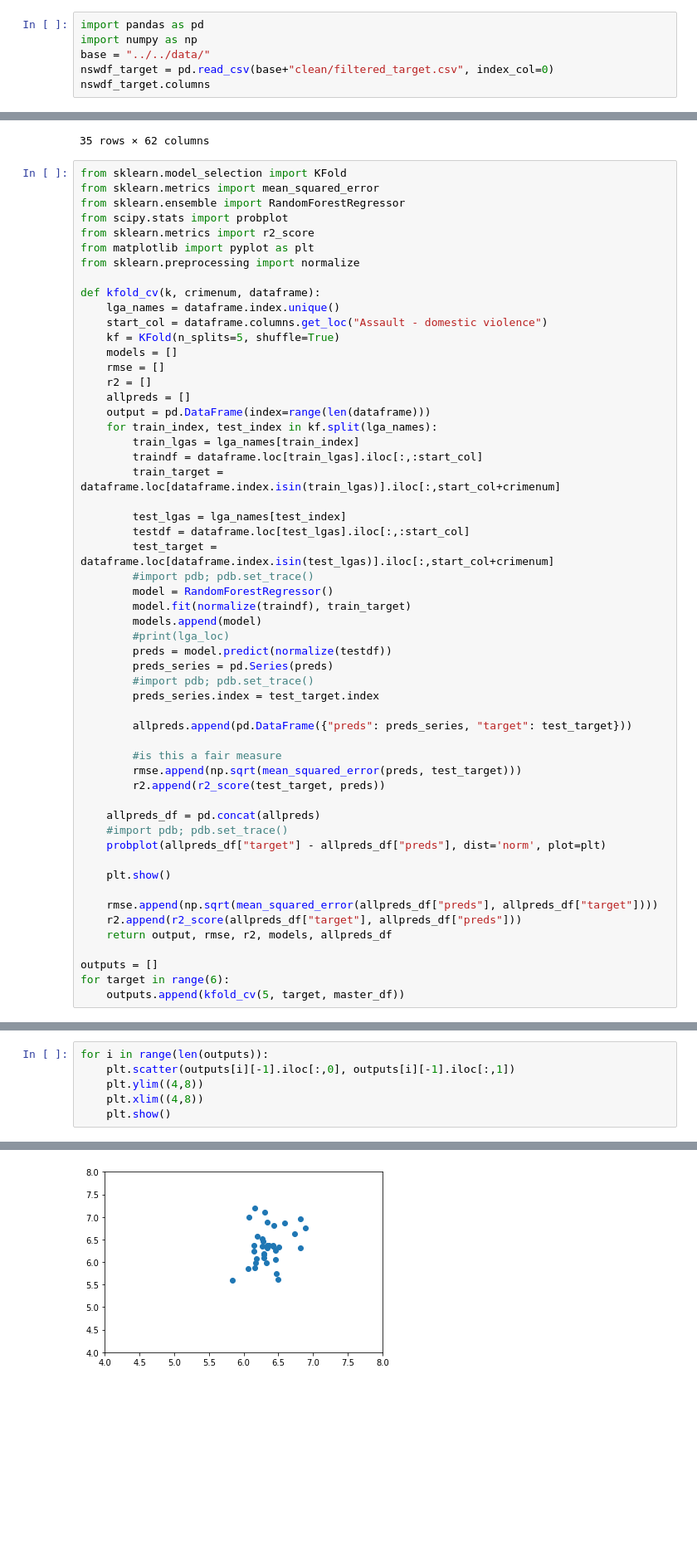
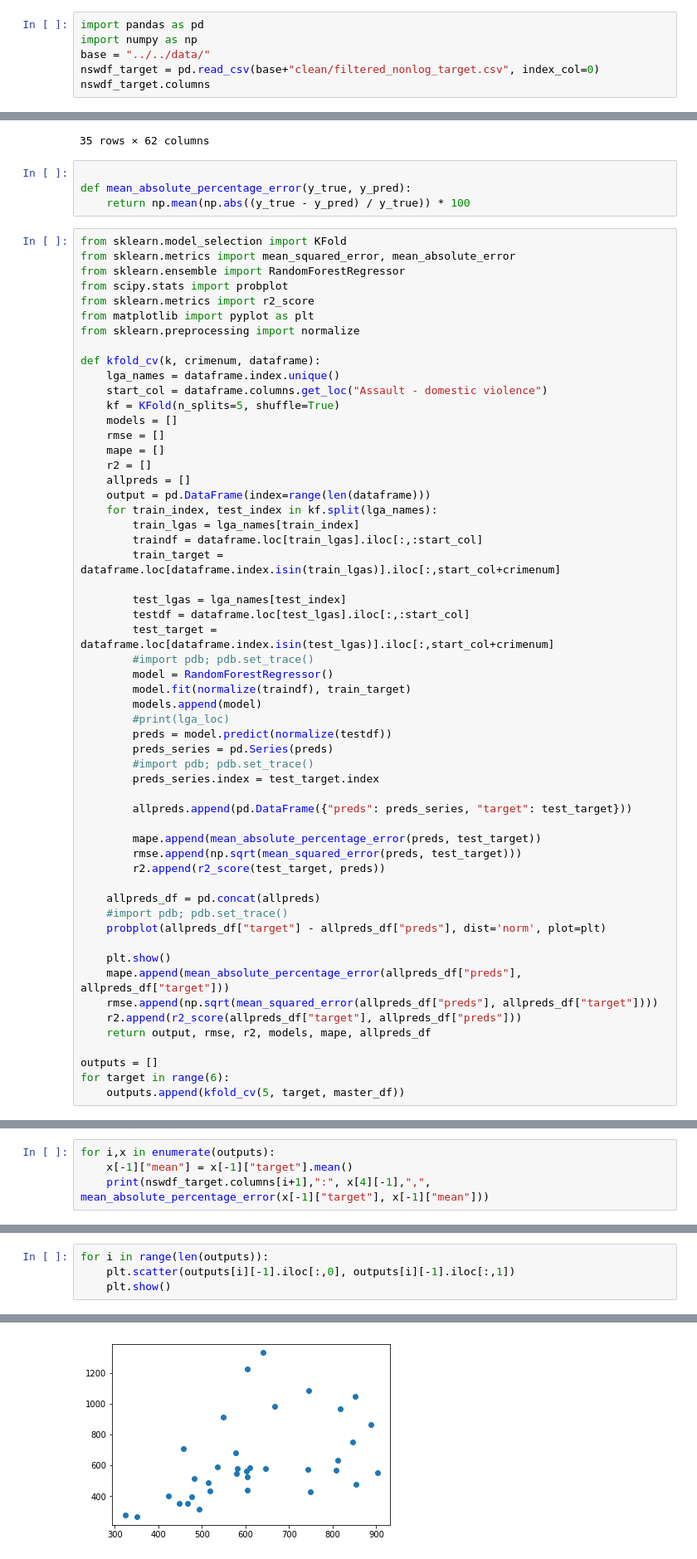
Before and after one commit to desultir/capstone, a Jupyter notebook: notebooks/tdm/regress opal.ipynb, the cells around one changed output, grey strips where cells are left out. Shown at 83% size. Cells and saved outputs as stored; diff of their text form; blank space fills up the shorter version.

Commit message:
adeded utils module for loading target and mape

```diff
--- a/notebooks/tdm/regress opal.ipynb
+++ b/notebooks/tdm/regress opal.ipynb
@@ -2,7 +2,7 @@
 import pandas as pd
 import numpy as np
 base = "../../data/"
-nswdf_target = pd.read_csv(base+"clean/filtered_target.csv", index_col=0)
+nswdf_target = pd.read_csv(base+"clean/filtered_nonlog_target.csv", index_col=0)
 nswdf_target.columns
 # %% [output]
 Index(['LGA', 'Assault - domestic violence', 'Assault - non-domestic violence',
@@ -77,9 +77,13 @@ master_df
 | Wollongong | 767.0 | 0.0 | 17823.0 | 15127.0 | 17854.0 | 16197.0 | 587.0 | ... |
 | Woollahra | 145.0 | 111.0 | 18805.0 | 10827.0 | 12800.0 | 14602.0 | 3273.0 | ... |
 35 rows × 62 columns
+# %%
+
+def mean_absolute_percentage_error(y_true, y_pred):
+    return np.mean(np.abs((y_true - y_pred) / y_true)) * 100
 # %%
 from sklearn.model_selection import KFold
-from sklearn.metrics import mean_squared_error
+from sklearn.metrics import mean_squared_error, mean_absolute_error
 from sklearn.ensemble import RandomForestRegressor
 from scipy.stats import probplot
 from sklearn.metrics import r2_score
@@ -92,6 +96,7 @@ def kfold_cv(k, crimenum, dataframe):
     kf = KFold(n_splits=5, shuffle=True)
     models = []
     rmse = []
+    mape = []
     r2 = []
     allpreds = []
     output = pd.DataFrame(index=range(len(dataframe)))
@@ -115,7 +120,7 @@ def kfold_cv(k, crimenum, dataframe):
 
         allpreds.append(pd.DataFrame({"preds": preds_series, "target": test_target}))
 
-        #is this a fair measure
+        mape.append(mean_absolute_percentage_error(preds, test_target))
         rmse.append(np.sqrt(mean_squared_error(preds, test_target)))
         r2.append(r2_score(test_target, preds))
 
@@ -124,10 +129,10 @@ def kfold_cv(k, crimenum, dataframe):
     probplot(allpreds_df["target"] - allpreds_df["preds"], dist='norm', plot=plt)
 
     plt.show()
-
+    mape.append(mean_absolute_percentage_error(allpreds_df["preds"], allpreds_df["target"]))
     rmse.append(np.sqrt(mean_squared_error(allpreds_df["preds"], allpreds_df["target"])))
     r2.append(r2_score(allpreds_df["target"], allpreds_df["preds"]))
-    return output, rmse, r2, models, allpreds_df
+    return output, rmse, r2, models, mape, allpreds_df
 
 outputs = []
 for target in range(6):
@@ -150,0 +156,4 @@ for target in range(6):
+# %%
+for i,x in enumerate(outputs):
+    x[-1]["mean"] = x[-1]["target"].mean()
+    print(nswdf_target.columns[i+1],":", x[4][-1],",", mean_absolute_percentage_error(x[-1]["target"], x[-1]["mean"]))
@@ -151,7 +187,5 @@ for target in range(6):
 # %%
 for i in range(len(outputs)):
     plt.scatter(outputs[i][-1].iloc[:,0], outputs[i][-1].iloc[:,1])
-    plt.ylim((4,8))
-    plt.xlim((4,8))
     plt.show()
 # %% [output]
@@ -162 +196 @@ for i in range(len(outputs)):
-[figure, old version]
+[figure, new version]
```
Also changed, not shown: parts of 6 cells of this notebook, 4 other files.
